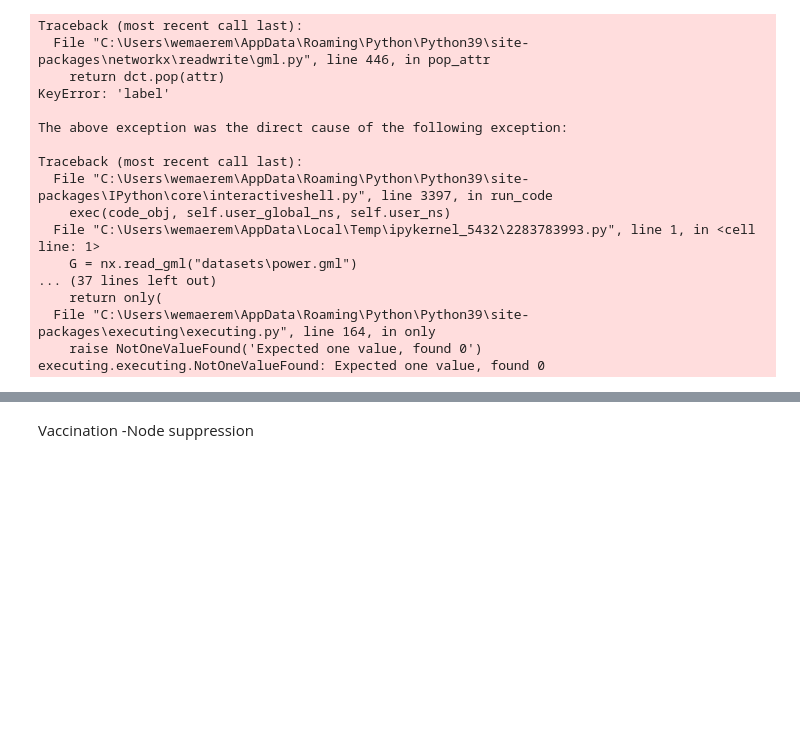
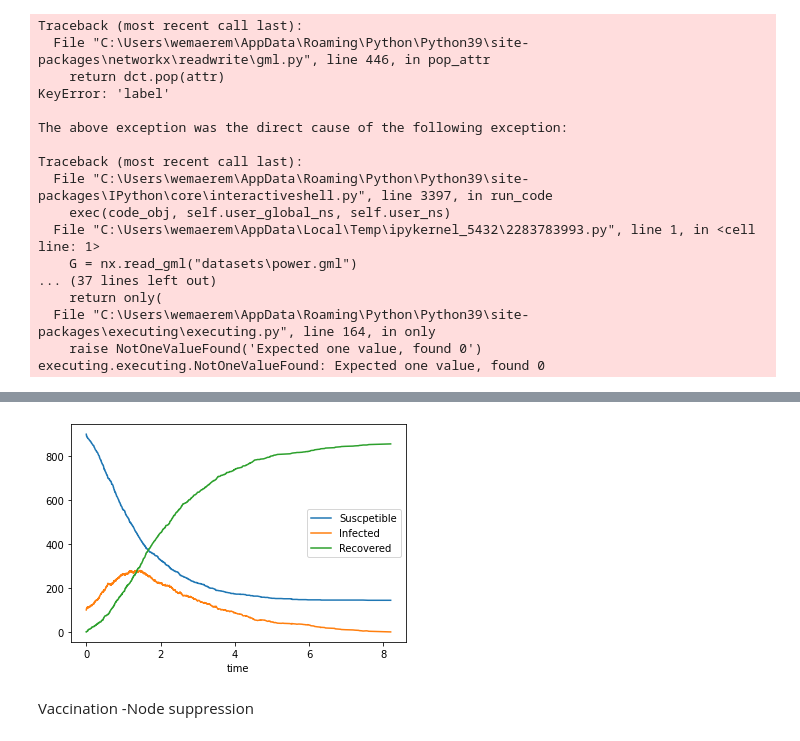
Before and after one commit to MxWmr/graph_immunization, a Jupyter notebook: main_code.ipynb, the cells around one changed output, grey strips where cells are left out. Drawn from its saved outputs; the diff is of its cells as text; code cells hidden in the pictures; blank space fills up the shorter version.

```diff
--- a/main_code.ipynb
+++ b/main_code.ipynb
@@ -56,3 +56,23 @@ plt.show()
+# %%
+import networkx as nx
+import EoN
+import matplotlib.pyplot as plt
+
+
+initial_size = 100
+gamma = 1.
+tau = 0.3
+t, S, I, R = EoN.fast_SIR(G, tau, gamma,
+                            initial_infecteds = range(initial_size))
+
+plt.plot(t,S, label = 'Suscpetible')
+plt.plot(t, I,  label = 'Infected')
+plt.plot(t,R, label='Recovered')
+plt.xlabel('time')
+plt.legend()
+plt.show()
+# %% [output]
+[figure, added]
 # %% [markdown]
 Vaccination
     -Node suppression
```
Also changed, not shown: parts of 2 cells of this notebook, 16 other files.
